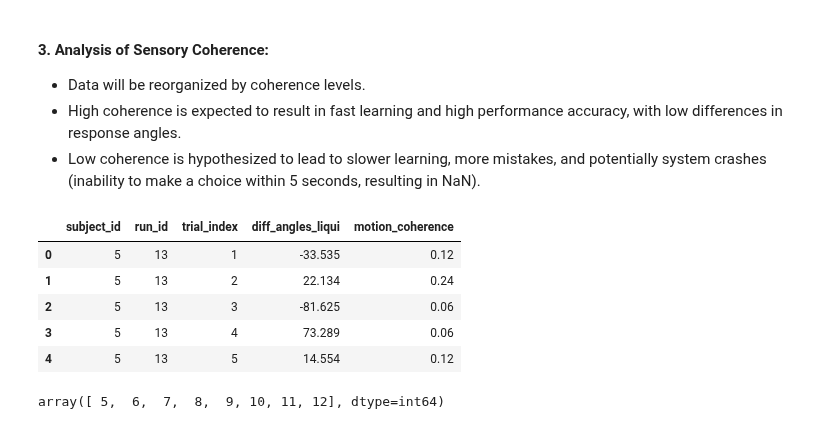
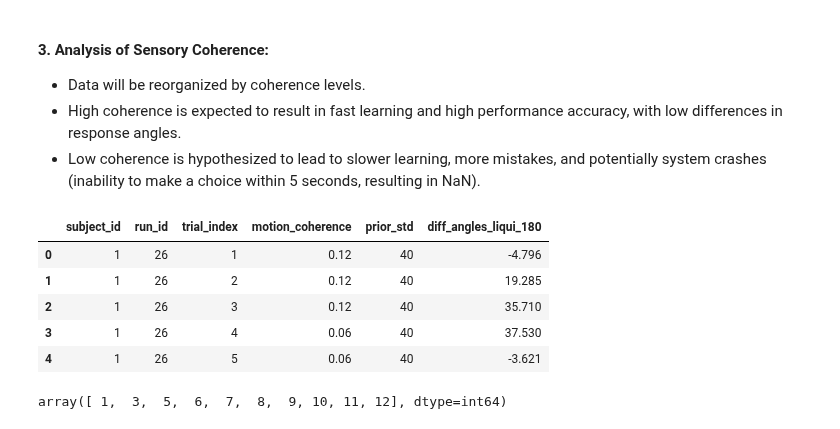
Before and after one commit to lucasbaldezzari/babesbayes-nma, a Jupyter notebook: coding/Issue4_Xiaoxiao.ipynb, the cells around one changed output. Cells and saved outputs as stored; diff of their text form; code cells hidden in the pictures.

```diff
--- a/coding/Issue4_Xiaoxiao.ipynb
+++ b/coding/Issue4_Xiaoxiao.ipynb
@@ -24,3 +26,6 @@ data = pd.read_csv("dataset\\data01_direction4priors.csv") ##open file
+# %%
+### Dropping rows with NaN values
+data = data.dropna()
 # %% [markdown]
 ## Deleting some subjects
 
@@ -28,7 +33,7 @@ data = pd.read_csv("dataset\\data01_direction4priors.csv") ##open file
 
 So, I will drop all the rows for those subjects.
 # %%
-##delete the rows for subject_id 1, 2, 3 and 4
-data = data[~data['subject_id'].isin([1,2,3,4])]
+##delete the rows for subject_id 2
+data = data[~data['subject_id'].isin([2])]
 data["subject_id"].unique()
 # %% [output]
@@ -250,21 +255,21 @@ plt.show()
 # %%
 ##working on the 1. Plotting Temporal Learning Patterns:
 #- Sequential trials will be plotted to observe the learning curve over time.
 #- Analysis will focus on the first 10-20 trials in each block as a critical window for learning.
 
 ##grouping by subject_id, run_id and finally by trial_id, then getting the mean of the diff_angles
-grups_mean = data_processed.groupby(["subject_id","run_id","trial_index"])[["diff_angles_liqui","motion_coherence"]].mean().reset_index()
+grups_mean = data_processed.groupby(["subject_id","run_id","trial_index","motion_coherence","prior_std"])[["diff_angles_liqui_180"]].mean().reset_index()
 grups_mean.head()
 # %% [output]
-|  | subject_id | run_id | trial_index | diff_angles_liqui | motion_coherence |
-| 0 | 5 | 13 | 1 | -33.535 | 0.12 |
-| 1 | 5 | 13 | 2 | 22.134 | 0.24 |
-| 2 | 5 | 13 | 3 | -81.625 | 0.06 |
-| 3 | 5 | 13 | 4 | 73.289 | 0.06 |
-| 4 | 5 | 13 | 5 | 14.554 | 0.12 |
+|  | subject_id | run_id | trial_index | motion_coherence | prior_std | diff_angles_liqui_180 |
+| 0 | 1 | 26 | 1 | 0.12 | 40 | -4.796 |
+| 1 | 1 | 26 | 2 | 0.12 | 40 | 19.285 |
+| 2 | 1 | 26 | 3 | 0.12 | 40 | 35.710 |
+| 3 | 1 | 26 | 4 | 0.06 | 40 | 37.530 |
+| 4 | 1 | 26 | 5 | 0.06 | 40 | -3.621 |
 # %%
 ##number of subjects
 n_subjects = data_processed["subject_id"].unique()
-n_subjects #8 subjects
+n_subjects #10 subjects
 # %% [output]
-array([ 5,  6,  7,  8,  9, 10, 11, 12], dtype=int64)
+array([ 1,  3,  5,  6,  7,  8,  9, 10, 11, 12], dtype=int64)
```
Also changed, not shown: parts of 17 cells of this notebook, 2 other files.
